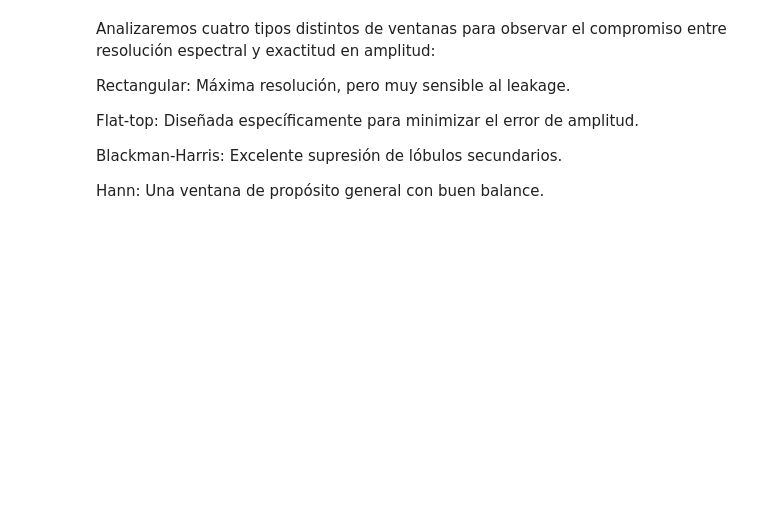
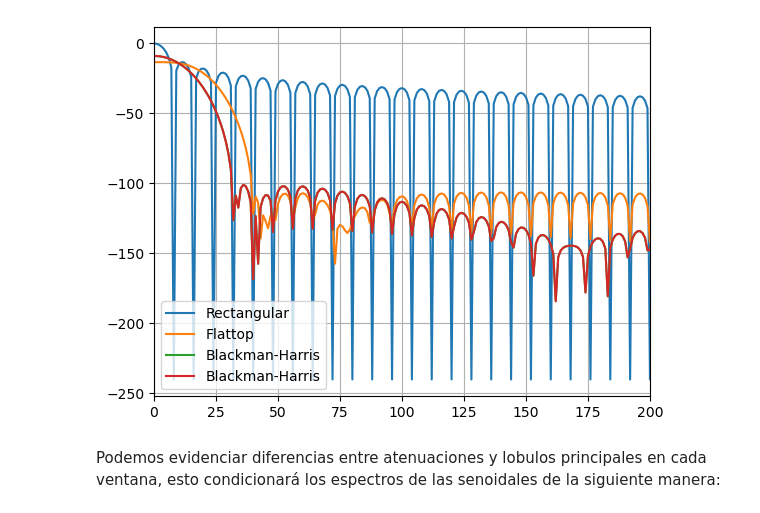
Before and after one commit to patriciagtodd/Patricia_Gonzalez_Todd_APS, a Jupyter notebook: Patricia_Gonzalez_Todd_TS4.ipynb, the cells around one changed output. Saved outputs shown, nothing was run; the diff lists cells and outputs as text; code cells hidden in the pictures; blank space fills up the shorter version.

```diff
--- a/Patricia_Gonzalez_Todd_TS4.ipynb
+++ b/Patricia_Gonzalez_Todd_TS4.ipynb
@@ -66,12 +75,26 @@ Estimador de Amplitud ($\hat{a}_1$): Evaluamos el módulo de la FFT en la frecue
-# %% [markdown]
-
-Analizaremos cuatro tipos distintos de ventanas para observar el compromiso entre resolución espectral y exactitud en amplitud:
-
-Rectangular: Máxima resolución, pero muy sensible al leakage.
-
-Flat-top: Diseñada específicamente para minimizar el error de amplitud.
-
-Blackman-Harris: Excelente supresión de lóbulos secundarios.
-
-Hann: Una ventana de propósito general con buen balance.
+# %%
+# %% Espectro de las ventanas
+W1 = np.fft.fft(np.ones(N), n=N*8) #con zero padding
+W2 = np.fft.fft(windows.flattop(N), n=N*8)
+W3 = np.fft.fft(windows.blackmanharris(N), n=N*8)
+W4 = np.fft.fft(windows.hann(N), n=N*8)
+
+W1_db = 20*np.log10(np.abs(W1)/N + 1e-12)
+W2_db = 20*np.log10(np.abs(W2)/N + 1e-12)
+W3_db = 20*np.log10(np.abs(W3)/N + 1e-12)
+W4_db = 20*np.log10(np.abs(W3)/N + 1e-12)
+
+plt.plot(W1_db, label='Rectangular')
+plt.plot(W2_db, label='Flattop')
+plt.plot(W3_db, label='Blackman-Harris')
+plt.plot(W4_db, label='Blackman-Harris')
+
+plt.xlim(0, 200)
+plt.legend()
+plt.grid()
+plt.show()
+# %% [output]
+[figure, added]
+# %% [markdown]
+Podemos evidenciar diferencias entre atenuaciones y lobulos principales en cada ventana, esto condicionará los espectros de las senoidales de la siguiente manera:
 # %%
```
Also changed, not shown: parts of 13 cells of this notebook, 1 other file.
